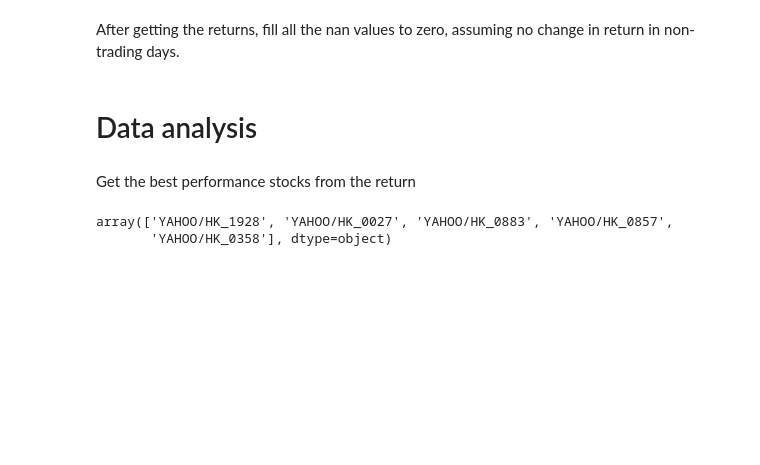
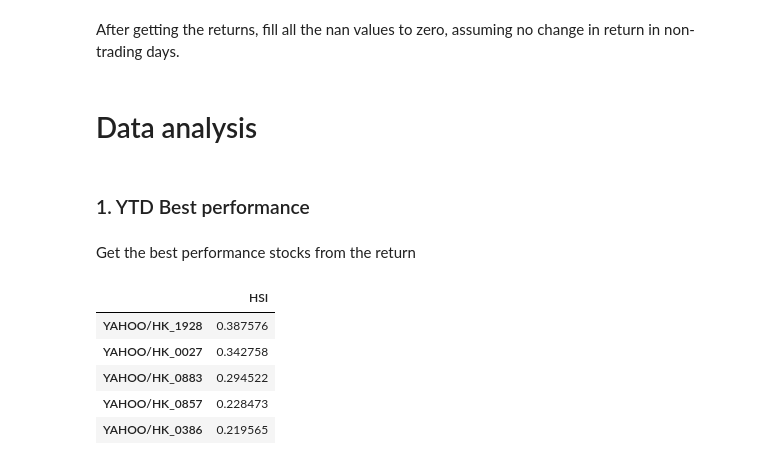
Before and after one commit to gavincyi/HkexStockPicker, a Jupyter notebook: HkexStockPicker.ipynb, the cells around one changed output. Cells and saved outputs as stored; diff of their text form; code cells hidden in the pictures; blank space fills up the shorter version.

```diff
--- a/HkexStockPicker.ipynb
+++ b/HkexStockPicker.ipynb
@@ -25,3 +23,14 @@ num_of_pool = int(config['DEFAULT']['NumOfPool'])
+# %%
+instmt_config = configparser.ConfigParser()
+instmt_config.read(config['DEFAULT']['InstrumentsFilePath'])
+instmts = {}
+
+for group in instmt_config.sections():
+    instmts[group] = dict()
+    index = instmt_config[group]['Index']
+    instmt_list = instmt_config['HSI']['Instruments'].replace('[','').replace(']', '').replace('\n', '').split(',')
+    instmts[group]['Index'] = index
+    instmts[group]['Instruments'] = instmt_list
 # %% [markdown]
 # Retrieve data
 # %% [markdown]
@@ -48,0 +60,2 @@ benchmark = bm_list[0]
+# %% [markdown]
+### 1. YTD Best performance
@@ -49,10 +66,15 @@ benchmark = bm_list[0]
 # %% [markdown]
 Get the best performance stocks from the return
 # %%
-best_candidate = (returns.sum() - returns[benchmark].sum()).sort_values(ascending=False)
-best_candidate = best_candidate.head(num_of_pool).index.values
-best_candidate
+ytd_performance = returns[candidates].sum().sort_values(ascending=False)
+best = pd.DataFrame(columns=[group], data=ytd_performance.head(num_of_pool))
+best_candidate = best.index.values.tolist()
+best
 # %% [output]
-array(['YAHOO/HK_1928', 'YAHOO/HK_0027', 'YAHOO/HK_0883', 'YAHOO/HK_0857',
-       'YAHOO/HK_0358'], dtype=object)
+|  | HSI |
+| YAHOO/HK_1928 | 0.387576 |
+| YAHOO/HK_0027 | 0.342758 |
+| YAHOO/HK_0883 | 0.294522 |
+| YAHOO/HK_0857 | 0.228473 |
+| YAHOO/HK_0386 | 0.219565 |
 # %%
```
Also changed, not shown: parts of 21 cells of this notebook, 4 other files.
